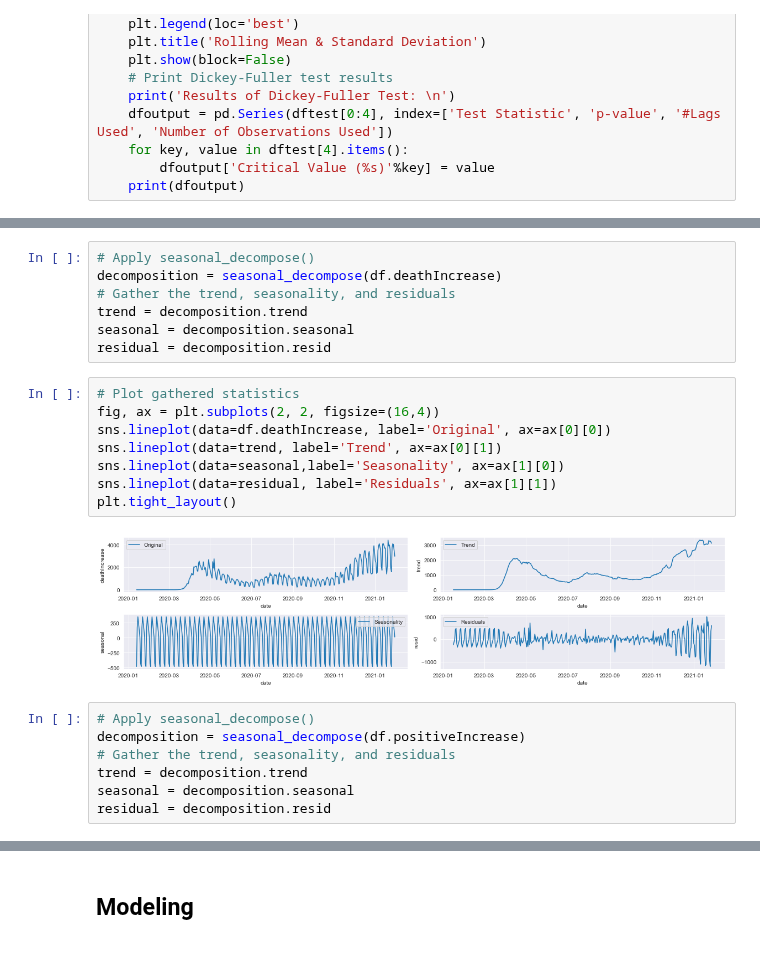
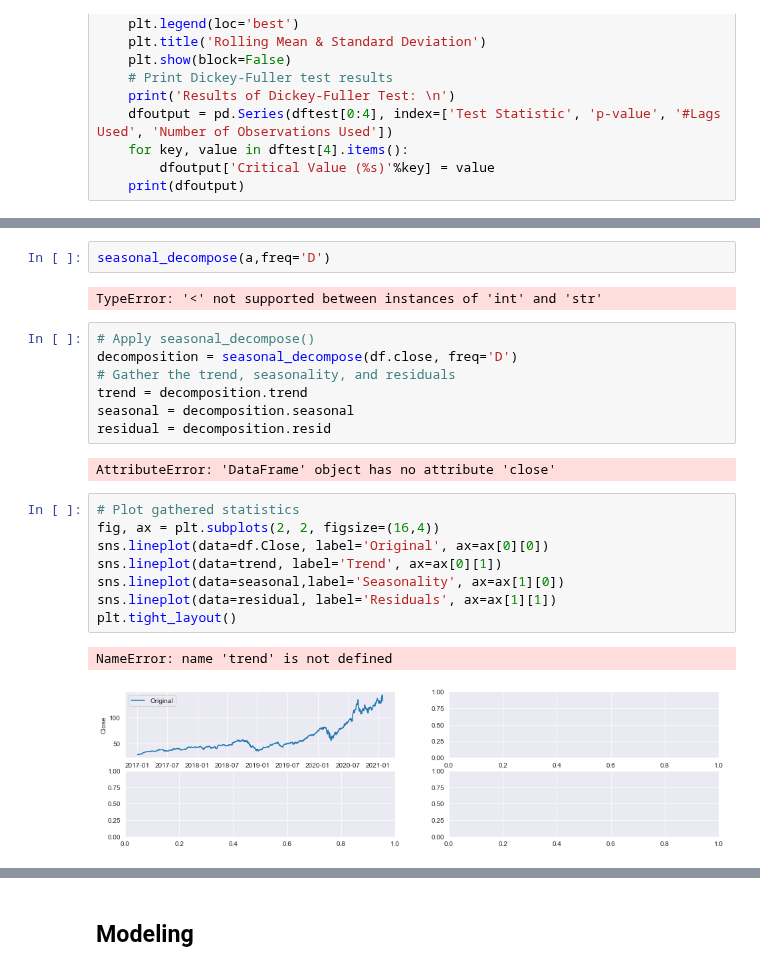
Before and after one commit to ghcn345/Stock-Market-Prediction, a Jupyter notebook: stock_market.ipynb, the cells around one changed output, grey strips where cells are left out. Cells and saved outputs as stored; diff of their text form.

```diff
--- a/stock_market.ipynb
+++ b/stock_market.ipynb
@@ -203,24 +250,24 @@ def stationarity_check(TS):
+# %%
+seasonal_decompose(a,freq='D')
+# %% [output]
+TypeError: '<' not supported between instances of 'int' and 'str'
 # %%
 # Apply seasonal_decompose()
-decomposition = seasonal_decompose(df.deathIncrease)
+decomposition = seasonal_decompose(df.close, freq='D')
 # Gather the trend, seasonality, and residuals
 trend = decomposition.trend
 seasonal = decomposition.seasonal
 residual = decomposition.resid
+# %% [output]
+AttributeError: 'DataFrame' object has no attribute 'close'
 # %%
 # Plot gathered statistics
 fig, ax = plt.subplots(2, 2, figsize=(16,4))
-sns.lineplot(data=df.deathIncrease, label='Original', ax=ax[0][0])
+sns.lineplot(data=df.Close, label='Original', ax=ax[0][0])
 sns.lineplot(data=trend, label='Trend', ax=ax[0][1])
 sns.lineplot(data=seasonal,label='Seasonality', ax=ax[1][0])
 sns.lineplot(data=residual, label='Residuals', ax=ax[1][1])
 plt.tight_layout()
 # %% [output]
+NameError: name 'trend' is not defined
-[figure, old version]
+[figure, new version]
-# %%
-# Apply seasonal_decompose()
-decomposition = seasonal_decompose(df.positiveIncrease)
-# Gather the trend, seasonality, and residuals
-trend = decomposition.trend
-seasonal = decomposition.seasonal
-residual = decomposition.resid
```
Also changed, not shown: parts of 36 cells of this notebook.
